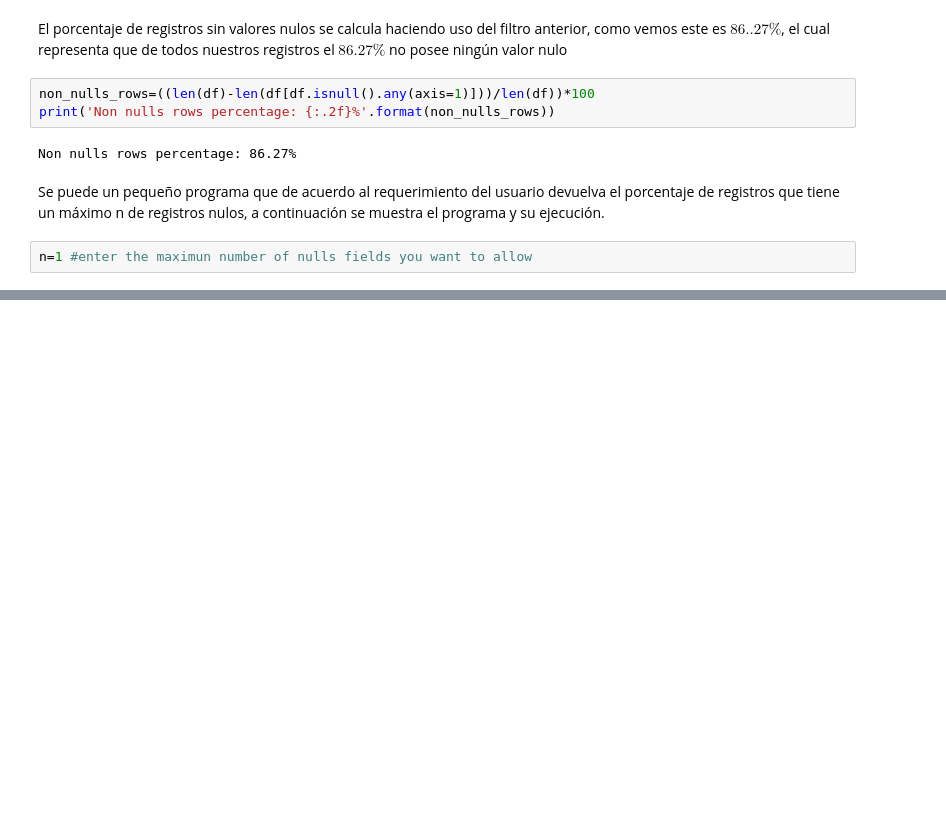
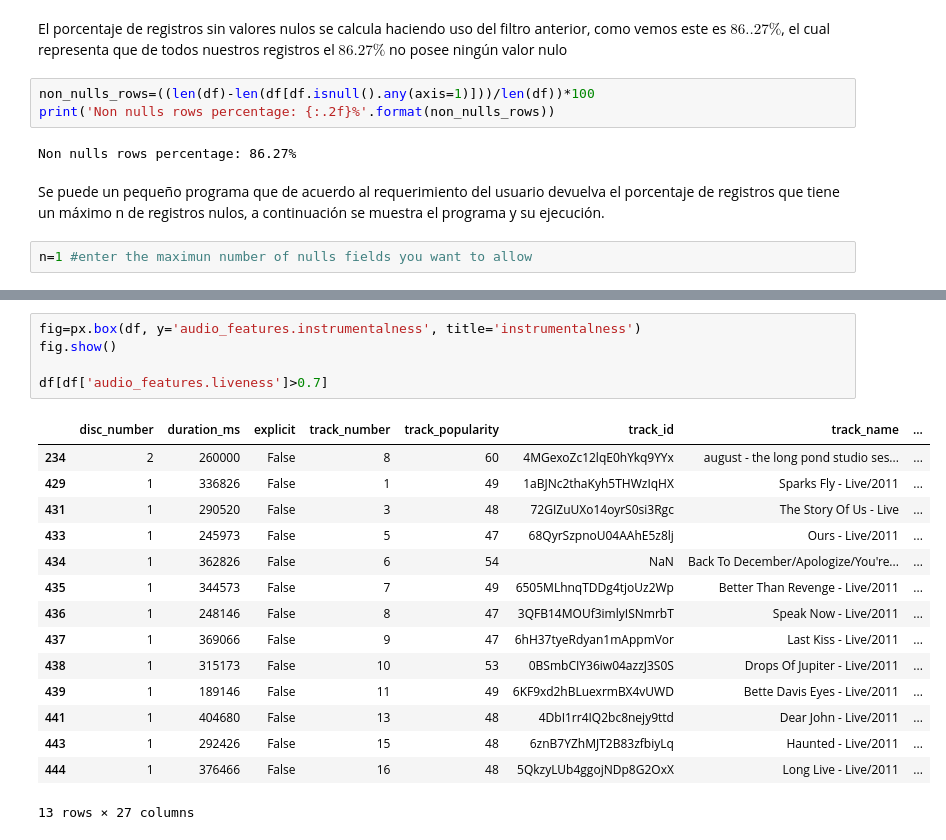
Before and after one commit to jhsilvaz13/Technical-test-R5, a Jupyter notebook: case.QA.taylor.spotify.api.report.completeness.ipynb, the cells around one changed output, grey strips where cells are left out. Drawn from its saved outputs; the diff is of its cells as text; blank space fills up the shorter version.

```diff
--- a/case.QA.taylor.spotify.api.report.completeness.ipynb
+++ b/case.QA.taylor.spotify.api.report.completeness.ipynb
@@ -157,0 +240,21 @@ null_values=["Null", "null", "None", "none", "NaN", "nan", "Nan", "nAn", "naN",
+# %%
+fig=px.box(df, y='audio_features.instrumentalness', title='instrumentalness')
+fig.show()
+
+df[df['audio_features.liveness']>0.7]
+# %% [output]
+|  | disc_number | duration_ms | explicit | track_number | track_popularity | track_id | track_name | ... |
+| 234 | 2 | 260000 | False | 8 | 60 | 4MGexoZc12lqE0hYkq9YYx | august - the long pond studio ses... | ... |
+| 429 | 1 | 336826 | False | 1 | 49 | 1aBJNc2thaKyh5THWzIqHX | Sparks Fly - Live/2011 | ... |
+| 431 | 1 | 290520 | False | 3 | 48 | 72GIZuUXo14oyrS0si3Rgc | The Story Of Us - Live | ... |
+| 433 | 1 | 245973 | False | 5 | 47 | 68QyrSzpnoU04AAhE5z8lj | Ours - Live/2011 | ... |
+| 434 | 1 | 362826 | False | 6 | 54 | NaN | Back To December/Apologize/You're... | ... |
+| 435 | 1 | 344573 | False | 7 | 49 | 6505MLhnqTDDg4tjoUz2Wp | Better Than Revenge - Live/2011 | ... |
+| 436 | 1 | 248146 | False | 8 | 47 | 3QFB14MOUf3imlyISNmrbT | Speak Now - Live/2011 | ... |
+| 437 | 1 | 369066 | False | 9 | 47 | 6hH37tyeRdyan1mAppmVor | Last Kiss - Live/2011 | ... |
+| 438 | 1 | 315173 | False | 10 | 53 | 0BSmbCIY36iw04azzJ3S0S | Drops Of Jupiter - Live/2011 | ... |
+| 439 | 1 | 189146 | False | 11 | 49 | 6KF9xd2hBLuexrmBX4vUWD | Bette Davis Eyes - Live/2011 | ... |
+| 441 | 1 | 404680 | False | 13 | 48 | 4DbI1rr4IQ2bc8nejy9ttd | Dear John - Live/2011 | ... |
+| 443 | 1 | 292426 | False | 15 | 48 | 6znB7YZhMJT2B83zfbiyLq | Haunted - Live/2011 | ... |
+| 444 | 1 | 376466 | False | 16 | 48 | 5QkzyLUb4ggojNDp8G2OxX | Long Live - Live/2011 | ... |
+13 rows × 27 columns
```
Also changed, not shown: parts of 13 cells of this notebook.
